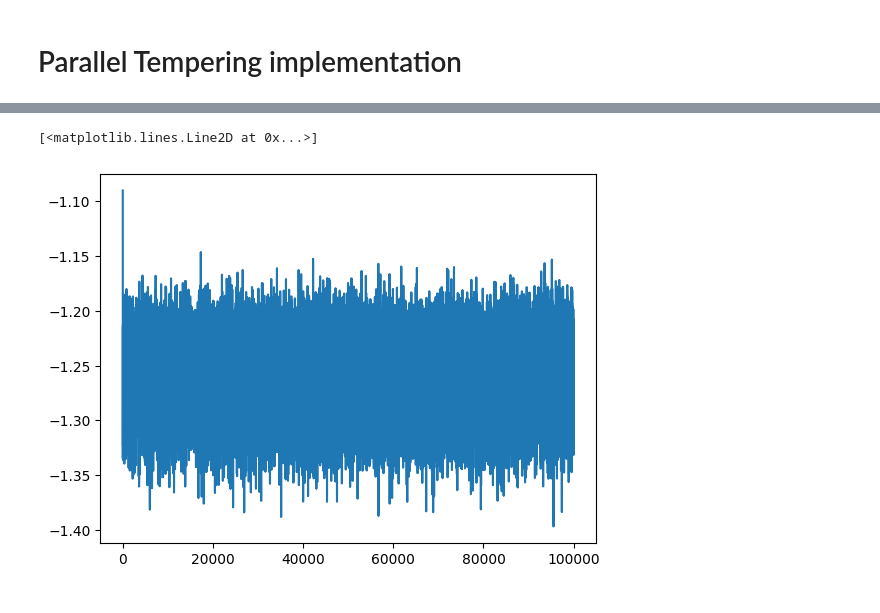
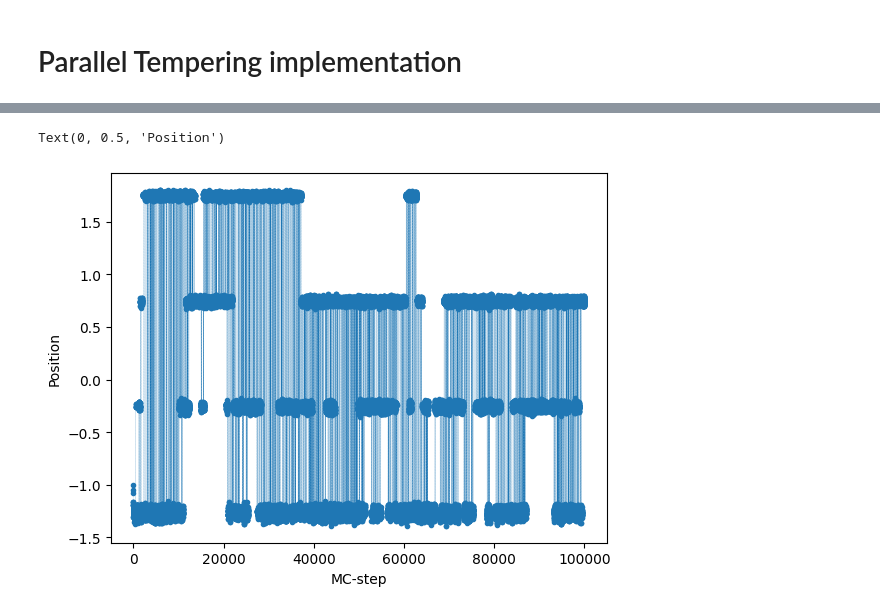
Before and after one commit to jocelas/ACOMP, a Jupyter notebook: exam/parallel_tempering.ipynb, the cells around one changed output, grey strips where cells are left out. Saved outputs shown, nothing was run; the diff lists cells and outputs as text; code cells hidden in the pictures.

```diff
--- a/exam/parallel_tempering.ipynb
+++ b/exam/parallel_tempering.ipynb
@@ -169,5 +228,11 @@ trajectory_histogram(single_trajectory, n_bins=50)
-# %%
-plt.plot(np.arange(steps), single_trajectory, label='Trajectory at T=0.05')
-# %% [output]
-[<matplotlib.lines.Line2D at 0x...>]
-[figure, removed]
+# %%
+bottom = 0
+top = int(1e5)
+step = np.arange(bottom, top)
+
+plt.plot(step, trajectories[0,bottom:top], '--.', lw=0.1, label='T=0.05', )
+plt.xlabel('MC-step')
+plt.ylabel('Position')
+# %% [output]
+Text(0, 0.5, 'Position')
+[figure, added]
```
Also changed, not shown: parts of 17 cells of this notebook, 14 other files.
